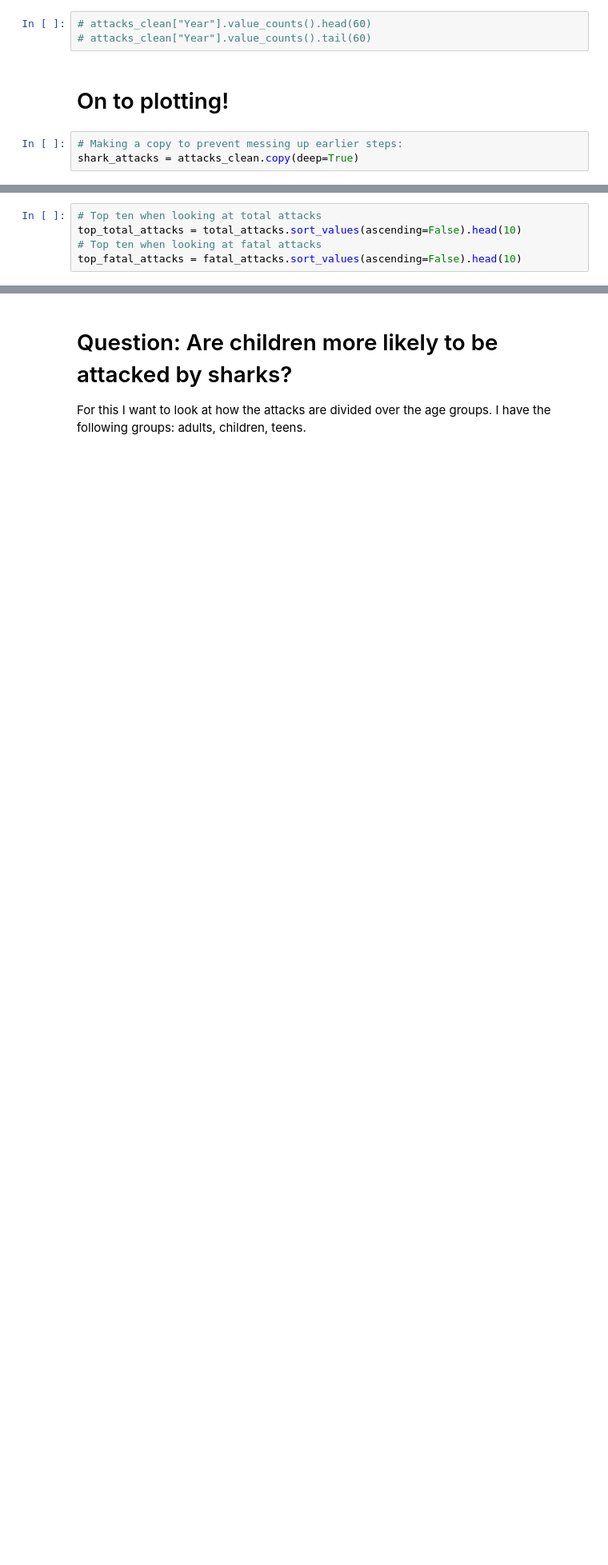
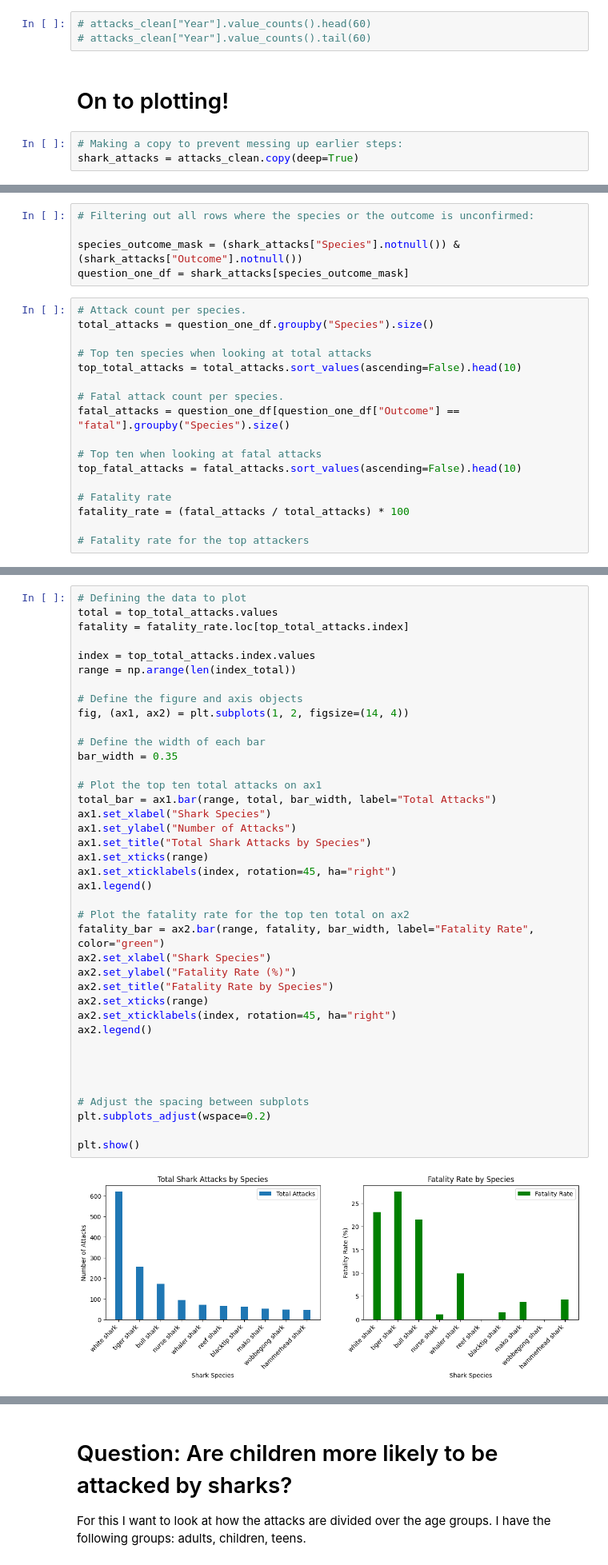
Before and after one commit to MevrouwHelderder/Assignments, a Jupyter notebook: Assignment_Shark_Attack.ipynb, the cells around one changed output, grey strips where cells are left out. Shown at 80% size. Drawn from its saved outputs; the diff is of its cells as text; blank space fills up the shorter version.

```diff
--- a/Assignment_Shark_Attack.ipynb
+++ b/Assignment_Shark_Attack.ipynb
@@ -702,5 +678,22 @@ And make a barchart showing those together.
+# %%
+# Filtering out all rows where the species or the outcome is unconfirmed:
+
+species_outcome_mask = (shark_attacks["Species"].notnull()) & (shark_attacks["Outcome"].notnull())
+question_one_df = shark_attacks[species_outcome_mask]
 # %%
-# Top ten when looking at total attacks
+# Attack count per species.
+total_attacks = question_one_df.groupby("Species").size()
+
+# Top ten species when looking at total attacks
 top_total_attacks = total_attacks.sort_values(ascending=False).head(10)
+
+# Fatal attack count per species.
+fatal_attacks = question_one_df[question_one_df["Outcome"] == "fatal"].groupby("Species").size()
+
 # Top ten when looking at fatal attacks
 top_fatal_attacks = fatal_attacks.sort_values(ascending=False).head(10)
+
+# Fatality rate
+fatality_rate = (fatal_attacks / total_attacks) * 100
+
+# Fatality rate for the top attackers
@@ -774,0 +800,41 @@ plt.show()
+# %%
+# Defining the data to plot
+total = top_total_attacks.values
+fatality = fatality_rate.loc[top_total_attacks.index]
+
+index = top_total_attacks.index.values
+range = np.arange(len(index_total))
+
+# Define the figure and axis objects
+fig, (ax1, ax2) = plt.subplots(1, 2, figsize=(14, 4))
+
+# Define the width of each bar
+bar_width = 0.35
+
+# Plot the top ten total attacks on ax1
+total_bar = ax1.bar(range, total, bar_width, label="Total Attacks")
+ax1.set_xlabel("Shark Species")
+ax1.set_ylabel("Number of Attacks")
+ax1.set_title("Total Shark Attacks by Species")
+ax1.set_xticks(range)
+ax1.set_xticklabels(index, rotation=45, ha="right")
+ax1.legend()
+
+# Plot the fatality rate for the top ten total on ax2
+fatality_bar = ax2.bar(range, fatality, bar_width, label="Fatality Rate", color="green")
+ax2.set_xlabel("Shark Species")
+ax2.set_ylabel("Fatality Rate (%)")
+ax2.set_title("Fatality Rate by Species")
+ax2.set_xticks(range)
+ax2.set_xticklabels(index, rotation=45, ha="right")
+ax2.legend()
+
+
+
+
+# Adjust the spacing between subplots
+plt.subplots_adjust(wspace=0.2)
+
+plt.show()
+# %% [output]
+[figure, added]
```
Also changed, not shown: parts of 38 cells of this notebook.
